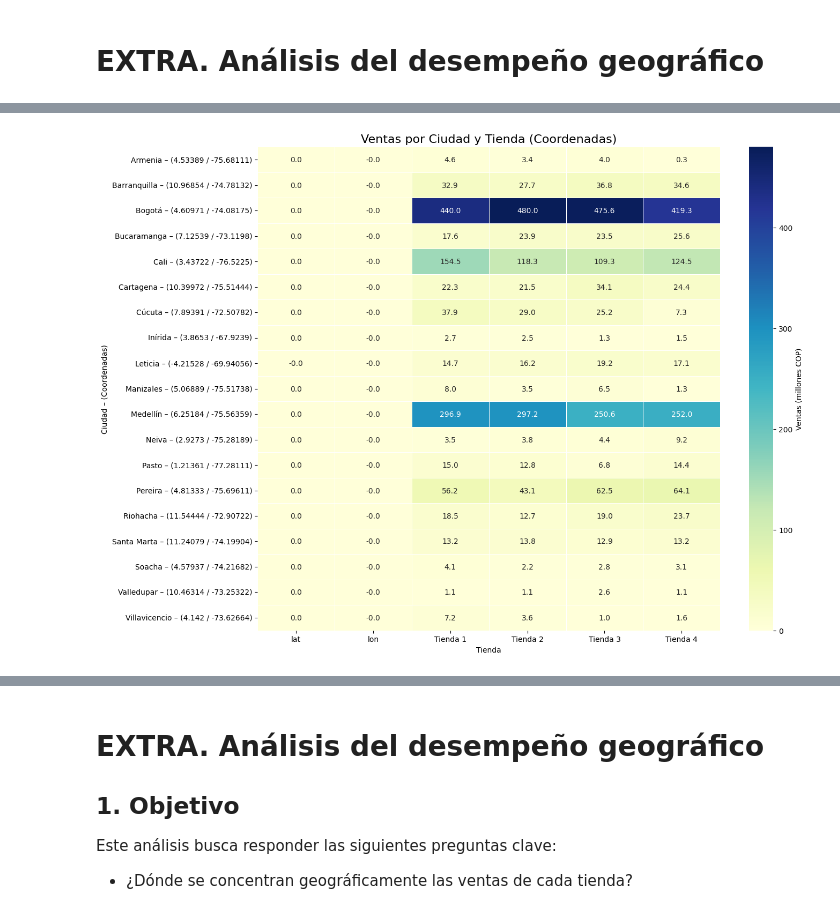
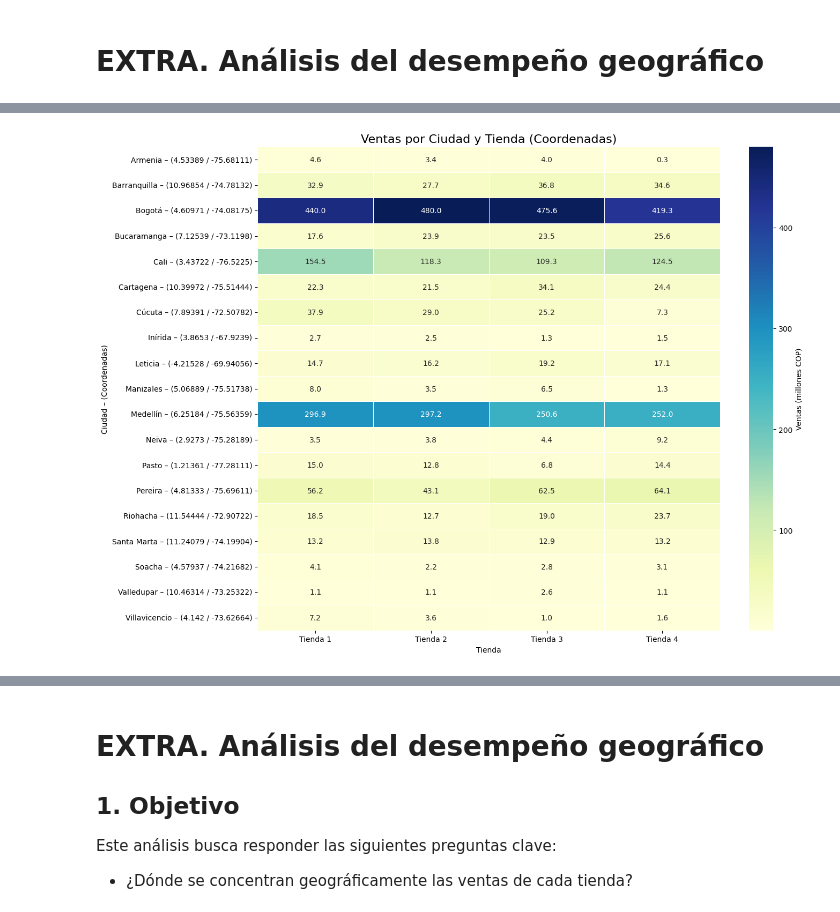
Before and after one commit to Kr1st1an-cl/alura-store-challenge, a Jupyter notebook: Challenge_Alura_Store_Cristian_Velasquez_Rios_(final).ipynb, the cells around one changed output, grey strips where cells are left out. Saved outputs shown, nothing was run; the diff lists cells and outputs as text; code cells hidden in the pictures.

Commit message:
Fix: corrección de coordenadas en heatmap Seaborn

```diff
--- a/Challenge_Alura_Store_Cristian_Velasquez_Rios_(final).ipynb
+++ b/Challenge_Alura_Store_Cristian_Velasquez_Rios_(final).ipynb
@@ -534,27 +533,33 @@ tabla_final_reset = tabla_final.reset_index(drop=True)
 tabla_final_reset.set_index('Ciudad_Coord', inplace=True)
 # %%
 # Importamos la librería Seaborn para visualizaciones estadísticas basadas en matplotlib
+import matplotlib.pyplot as plt
 import seaborn as sns
+
+# Seleccionamos solo las columnas de ventas (Tiendas 1 a 4)
+columnas_ventas = ['Tienda 1', 'Tienda 2', 'Tienda 3', 'Tienda 4']
+datos_ventas = tabla_final_reset[columnas_ventas] / 1e6  # Convertimos a millones
 
 # Establecemos el tamaño de la figura del gráfico
 plt.figure(figsize=(14, 10))
-# Creamos un mapa de calor (heatmap) con los datos de ventas por ciudad y tienda
+
+# Creamos un mapa de calor (heatmap) solo con columnas de ventas
 sns.heatmap(
-    tabla_final_reset / 1e6,      # Dividimos por 1e6 para mostrar ventas en millones de COP
-    annot=True,                   # Muestra los valores numéricos directamente en cada celda
-    fmt=".1f",                    # Formato numérico con 1 decimal
-    cmap="YlGnBu",                # Paleta de colores: amarillo → verde → azul
-    linewidths=0.5,               # Líneas divisorias entre celdas para mayor legibilidad
-    cbar_kws={'label': 'Ventas (millones COP)'} # Etiqueta de la barra de color
+    datos_ventas,
+    annot=True,
+    fmt=".1f",
+    cmap="YlGnBu",
+    linewidths=0.5,
+    cbar_kws={'label': 'Ventas (millones COP)'}
 )
 
 plt.title("Ventas por Ciudad y Tienda (Coordenadas)", fontsize=16)
 plt.ylabel("Ciudad – (Coordenadas)")
 plt.xlabel("Tienda")
-plt.tight_layout()                # Ajuste automático del layout para evitar sobreposición de textos
+plt.tight_layout()
 plt.show()
 # %% [output]
-[figure, old version]
+[figure, new version]
 # %%
 # Importamos la biblioteca folium para visualización geográfica interactiva
 import folium
```
Also changed, not shown: parts of 1 cell of this notebook.
